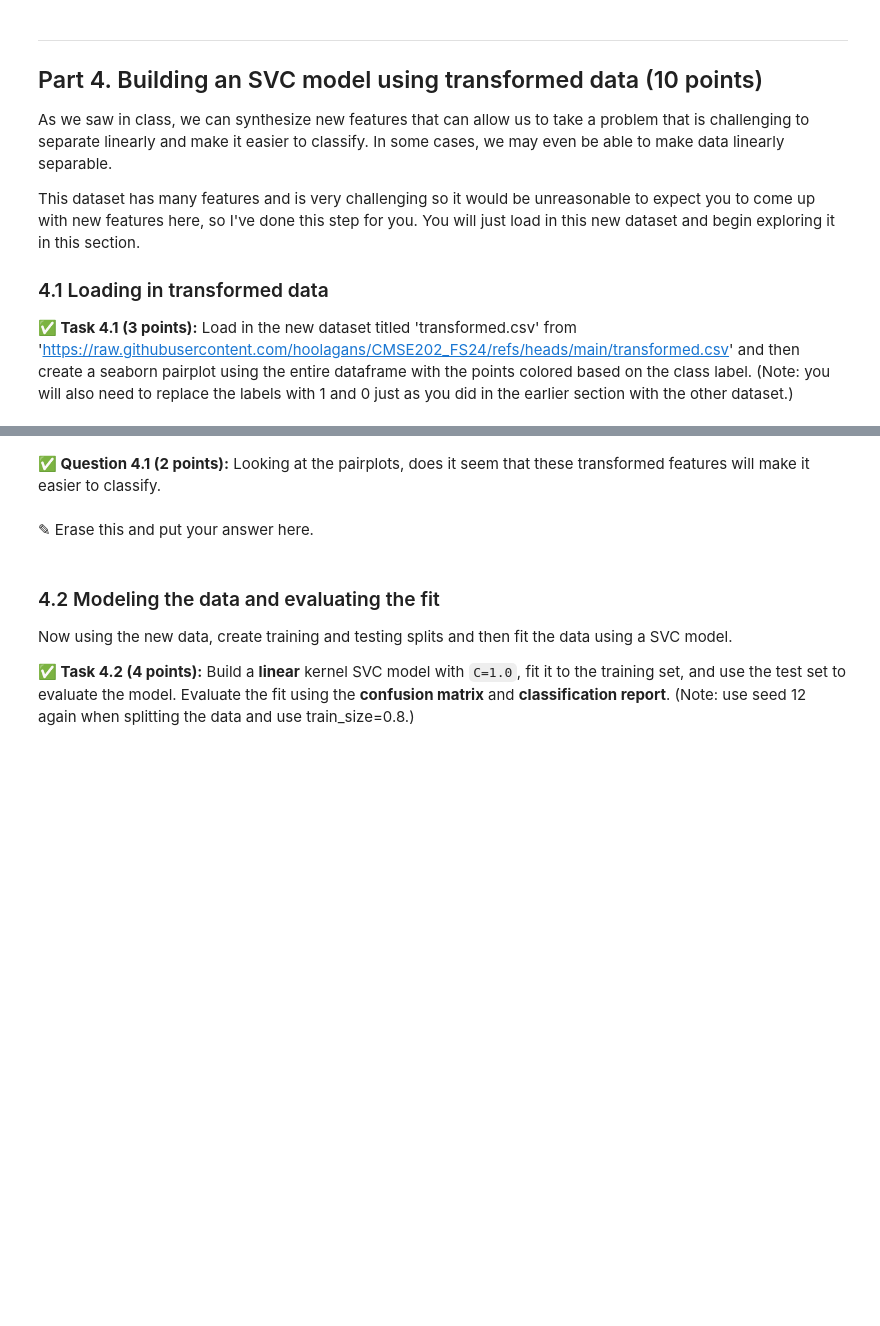
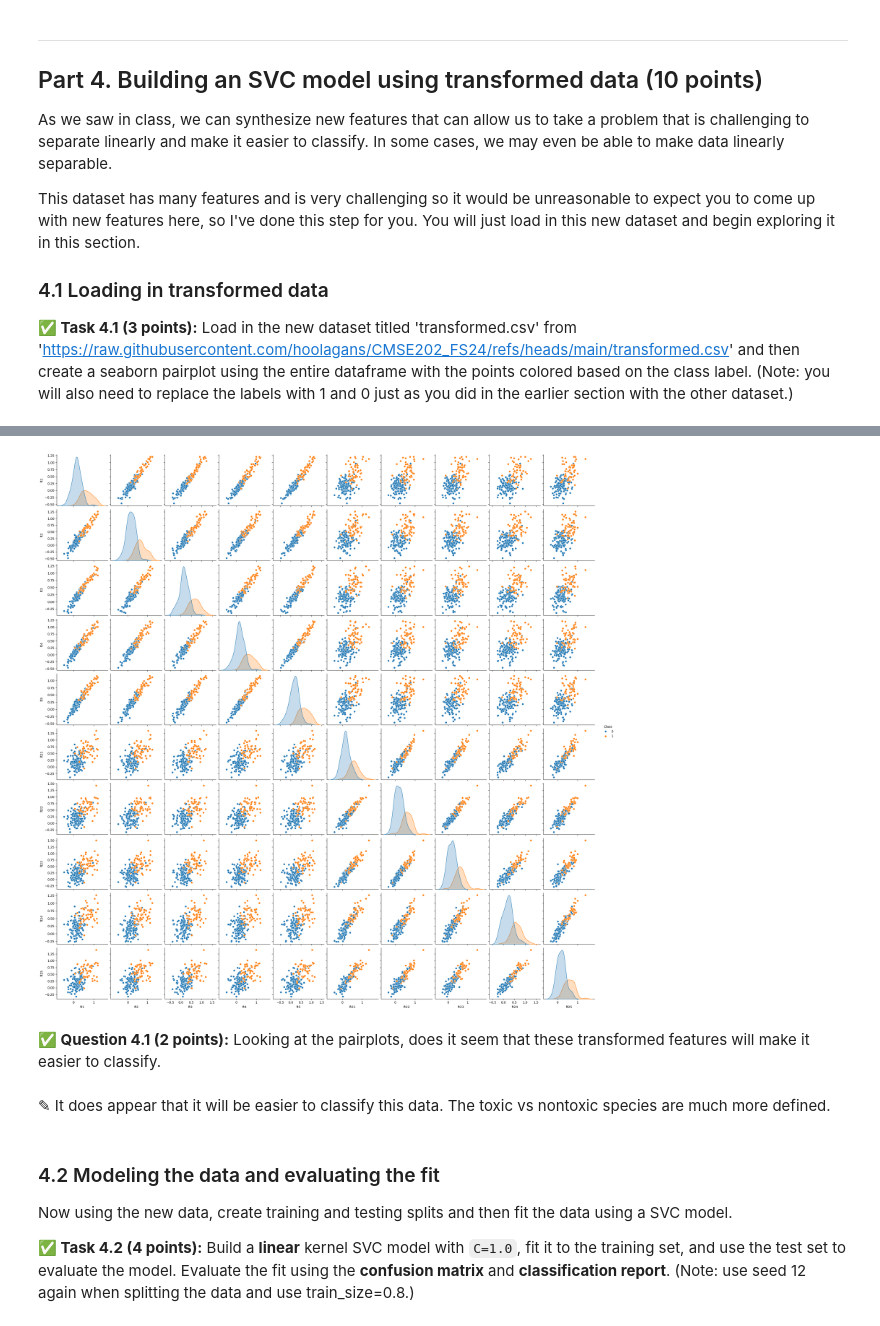
Before and after one commit to Zwillbeast659/CMSE202-f25-turnin, a Jupyter notebook: hw-04/HW-04_PerceptronSVMandPCA-STUDENT.ipynb, the cells around one changed output, grey strips where cells are left out. Cells and saved outputs as stored; diff of their text form; code cells hidden in the pictures; blank space fills up the shorter version.

```diff
--- a/hw-04/HW-04_PerceptronSVMandPCA-STUDENT.ipynb
+++ b/hw-04/HW-04_PerceptronSVMandPCA-STUDENT.ipynb
@@ -271,0 +270,5 @@ This dataset has many features and is very challenging so it would be unreasonab
+# %%
+# Put your code here
+transtoxdata = pd.read_csv('transformed.csv')
+transtoxdata["Class"] = transtoxdata["Class"].map({"Toxic": 1, "NonToxic": 0})
+transtoxdata.head()
@@ -272,7 +282,13 @@ This dataset has many features and is very challenging so it would be unreasonab
+# %%
+sns.pairplot(transtoxdata, hue="Class")
+
+plt.show();
+# %% [output]
+[figure, added]
 # %% [markdown]
 **&#9989; Question 4.1 (2 points):** Looking at the pairplots, does it seem that these transformed features will make it easier to classify.
-# %% [markdown]
-<font size=+3>&#9998;</font> Erase this and put your answer here.
+# %% [markdown]
+<font size=+3>&#9998;</font> It does appear that it will be easier to classify this data. The toxic vs nontoxic species are much more defined.
 # %% [markdown]
 ### 4.2 Modeling the data and evaluating the fit
 
```
Also changed, not shown: parts of 8 cells of this notebook.
